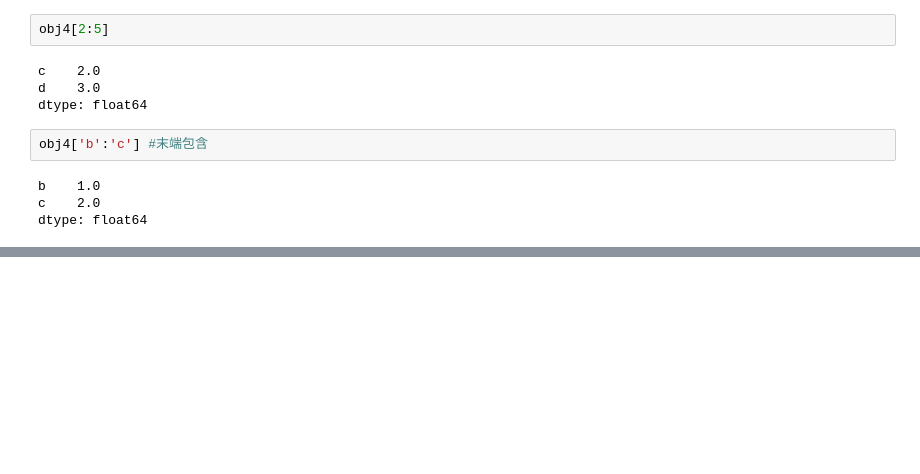
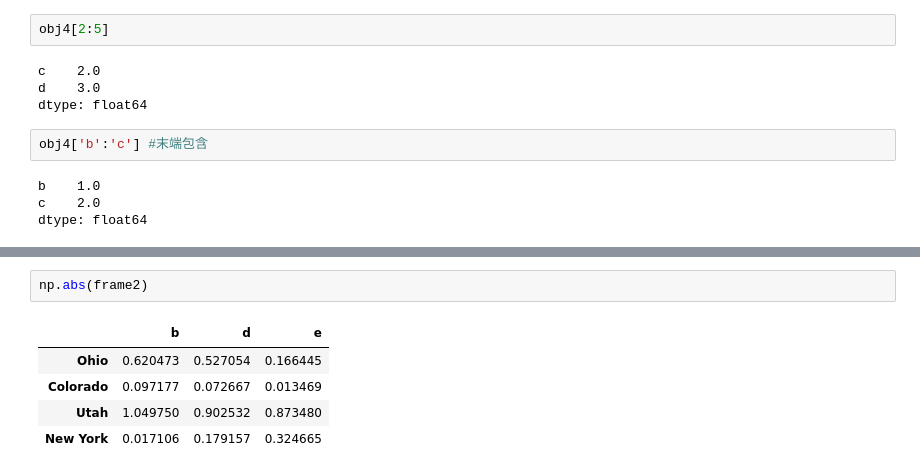
Before and after one commit to huiyanglu/Course_projects, a Jupyter notebook: Python_for_Data_Analysis/LearnPandas.ipynb, the cells around one changed output, grey strips where cells are left out. Cells and saved outputs as stored; diff of their text form; blank space fills up the shorter version.

```diff
--- a/Python_for_Data_Analysis/LearnPandas.ipynb
+++ b/Python_for_Data_Analysis/LearnPandas.ipynb
@@ -310,0 +372,8 @@ dtype: float64
+# %%
+np.abs(frame2)
+# %% [output]
+|  | b | d | e |
+| Ohio | 0.620473 | 0.527054 | 0.166445 |
+| Colorado | 0.097177 | 0.072667 | 0.013469 |
+| Utah | 1.049750 | 0.902532 | 0.873480 |
+| New York | 0.017106 | 0.179157 | 0.324665 |
```
Also changed, not shown: parts of 14 cells of this notebook.
